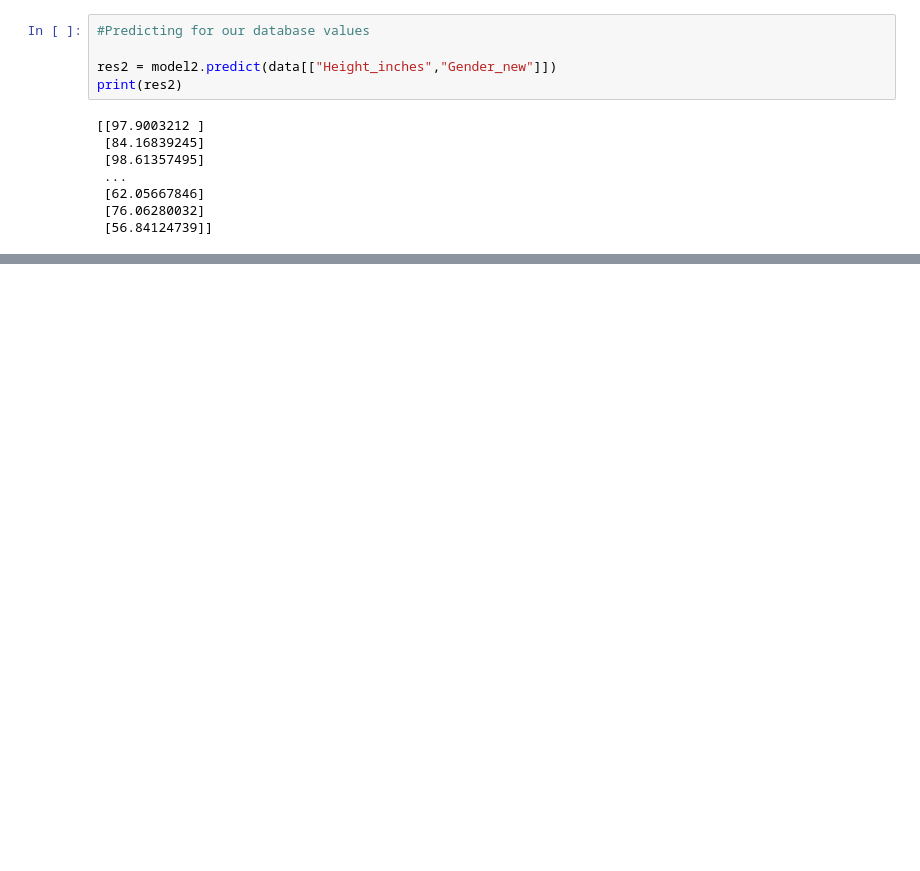
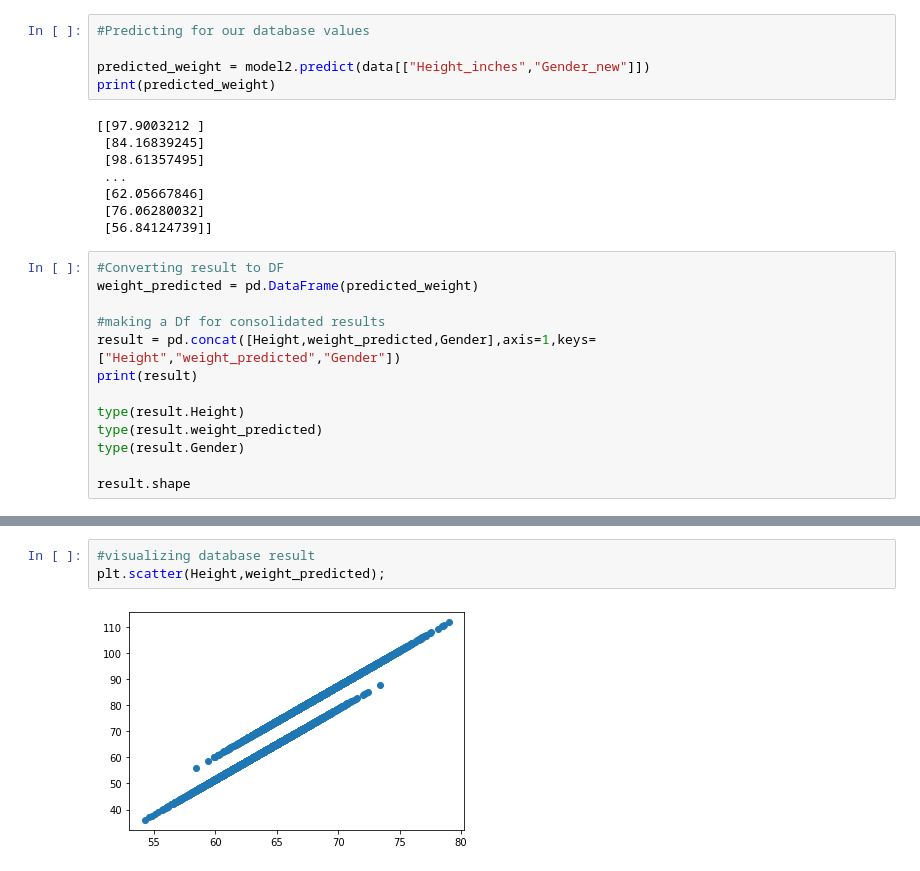
Before and after one commit to shelvi31/Multivariate-Linear-Regression, a Jupyter notebook: Multivariate Linear Regression 1.py.ipynb, the cells around one changed output, grey strips where cells are left out. Cells and saved outputs as stored; diff of their text form; blank space fills up the shorter version.

```diff
--- a/Multivariate Linear Regression 1.py.ipynb
+++ b/Multivariate Linear Regression 1.py.ipynb
@@ -94,8 +101,8 @@ array([-102.30488285])
 # %%
 #Predicting for our database values
 
-res2 = model2.predict(data[["Height_inches","Gender_new"]])
-print(res2)
+predicted_weight = model2.predict(data[["Height_inches","Gender_new"]])
+print(predicted_weight)
 # %% [output]
 [[97.9003212 ]
  [84.16839245]
@@ -104,3 +111,16 @@ print(res2)
  [62.05667846]
  [76.06280032]
  [56.84124739]]
+# %%
+#Converting result to DF
+weight_predicted = pd.DataFrame(predicted_weight)
+
+#making a Df for consolidated results
+result = pd.concat([Height,weight_predicted,Gender],axis=1,keys=["Height","weight_predicted","Gender"])
+print(result)
+
+type(result.Height)
+type(result.weight_predicted)
+type(result.Gender)
+
+result.shape
@@ -107,2 +144,7 @@ print(res2)
+# %%
+#visualizing database result
+plt.scatter(Height,weight_predicted);
+# %% [output]
+[figure, added]
 # %%
 #score for multivariate linear regression : using 2 parameters : gender and height
```
Also changed, not shown: parts of 6 cells of this notebook.
